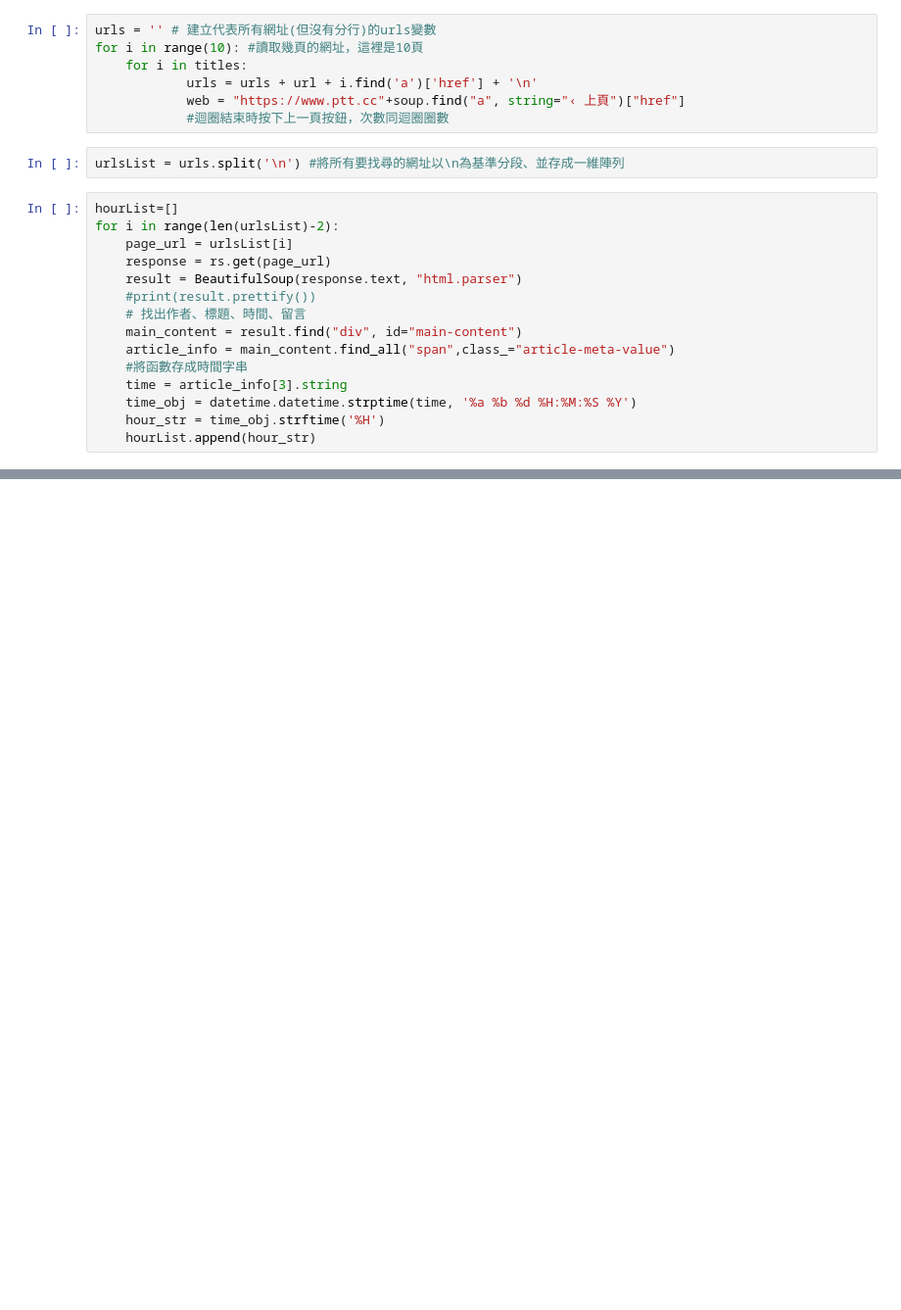
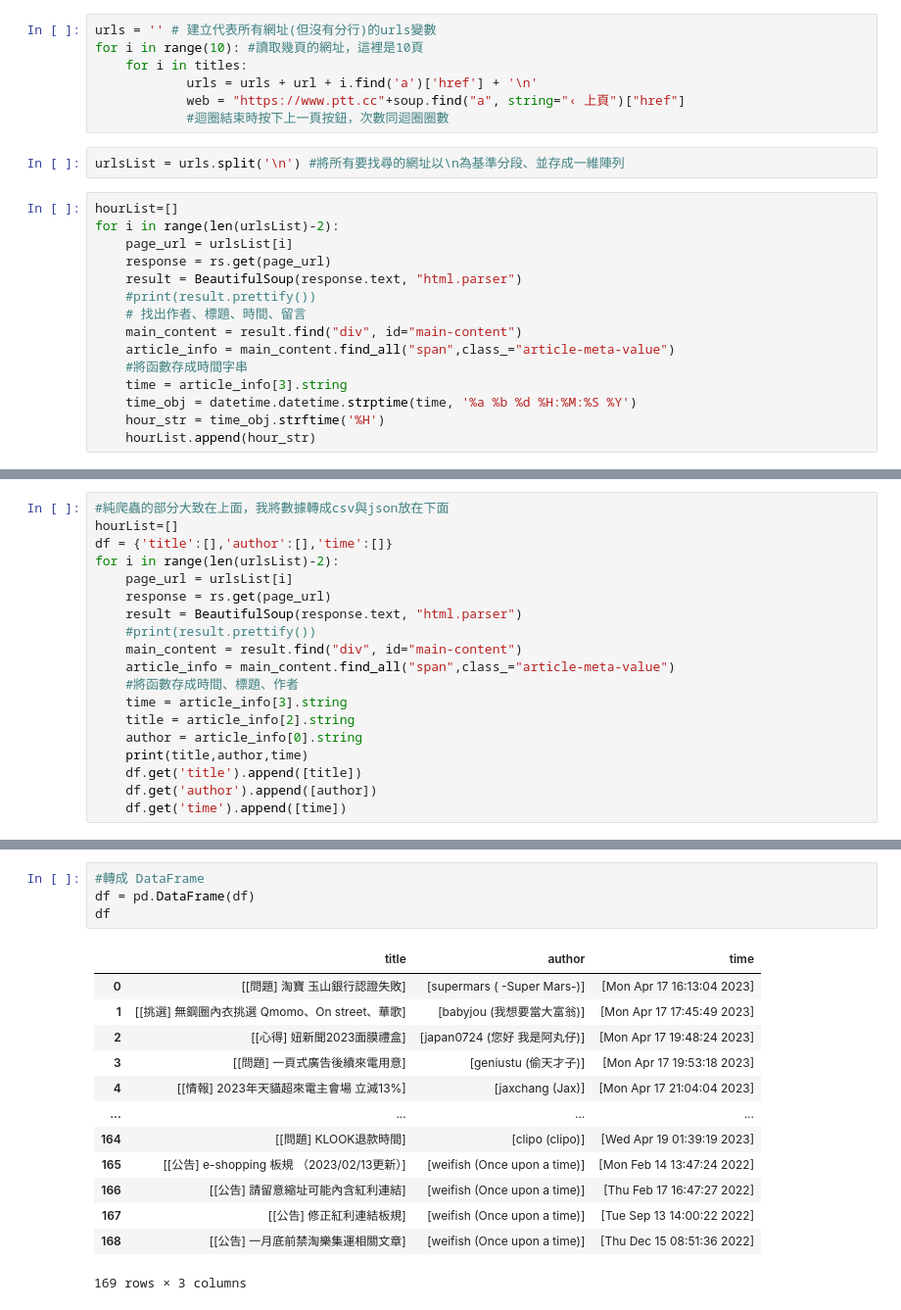
Before and after one commit to ChuanWeiSYU/PL, a Jupyter notebook: HomeWork_3/HW3_60971032H.ipynb, the cells around one changed output, grey strips where cells are left out. Shown: that part at 98% size. Drawn from its saved outputs; the diff is of its cells as text; blank space fills up the shorter version.

```diff
--- a/HomeWork_3/HW3_60971032H.ipynb
+++ b/HomeWork_3/HW3_60971032H.ipynb
@@ -110,0 +110,19 @@ plt.show()
+# %%
+#純爬蟲的部分大致在上面，我將數據轉成csv與json放在下面
+hourList=[]
+df = {'title':[],'author':[],'time':[]}
+for i in range(len(urlsList)-2):
+    page_url = urlsList[i]
+    response = rs.get(page_url)
+    result = BeautifulSoup(response.text, "html.parser")
+    #print(result.prettify())
+    main_content = result.find("div", id="main-content")
+    article_info = main_content.find_all("span",class_="article-meta-value")
+    #將函數存成時間、標題、作者
+    time = article_info[3].string
+    title = article_info[2].string
+    author = article_info[0].string
+    print(title,author,time)
+    df.get('title').append([title])
+    df.get('author').append([author])
+    df.get('time').append([time])
@@ -110,0 +147,18 @@ plt.show()
+# %%
+#轉成 DataFrame
+df = pd.DataFrame(df)
+df
+# %% [output]
+|  | title | author | time |
+| 0 | [[問題] 淘寶 玉山銀行認證失敗] | [supermars ( -Super Mars-)] | [Mon Apr 17 16:13:04 2023] |
+| 1 | [[挑選] 無鋼圈內衣挑選 Qmomo、On street、華歌] | [babyjou (我想要當大富翁)] | [Mon Apr 17 17:45:49 2023] |
+| 2 | [[心得] 妞新聞2023面膜禮盒] | [japan0724 (您好 我是阿丸仔)] | [Mon Apr 17 19:48:24 2023] |
+| 3 | [[問題] 一頁式廣告後續來電用意] | [geniustu (偷天才子)] | [Mon Apr 17 19:53:18 2023] |
+| 4 | [[情報] 2023年天貓超來電主會場 立減13%] | [jaxchang (Jax)] | [Mon Apr 17 21:04:04 2023] |
+| ... | ... | ... | ... |
+| 164 | [[問題] KLOOK退款時間] | [clipo (clipo)] | [Wed Apr 19 01:39:19 2023] |
+| 165 | [[公告] e-shopping 板規 （2023/02/13更新）] | [weifish (Once upon a time)] | [Mon Feb 14 13:47:24 2022] |
+| 166 | [[公告] 請留意縮址可能內含紅利連結] | [weifish (Once upon a time)] | [Thu Feb 17 16:47:27 2022] |
+| 167 | [[公告] 修正紅利連結板規] | [weifish (Once upon a time)] | [Tue Sep 13 14:00:22 2022] |
+| 168 | [[公告] 一月底前禁淘樂集運相關文章] | [weifish (Once upon a time)] | [Thu Dec 15 08:51:36 2022] |
+169 rows × 3 columns
```
Also changed, not shown: parts of 7 cells of this notebook, 6 other files.
